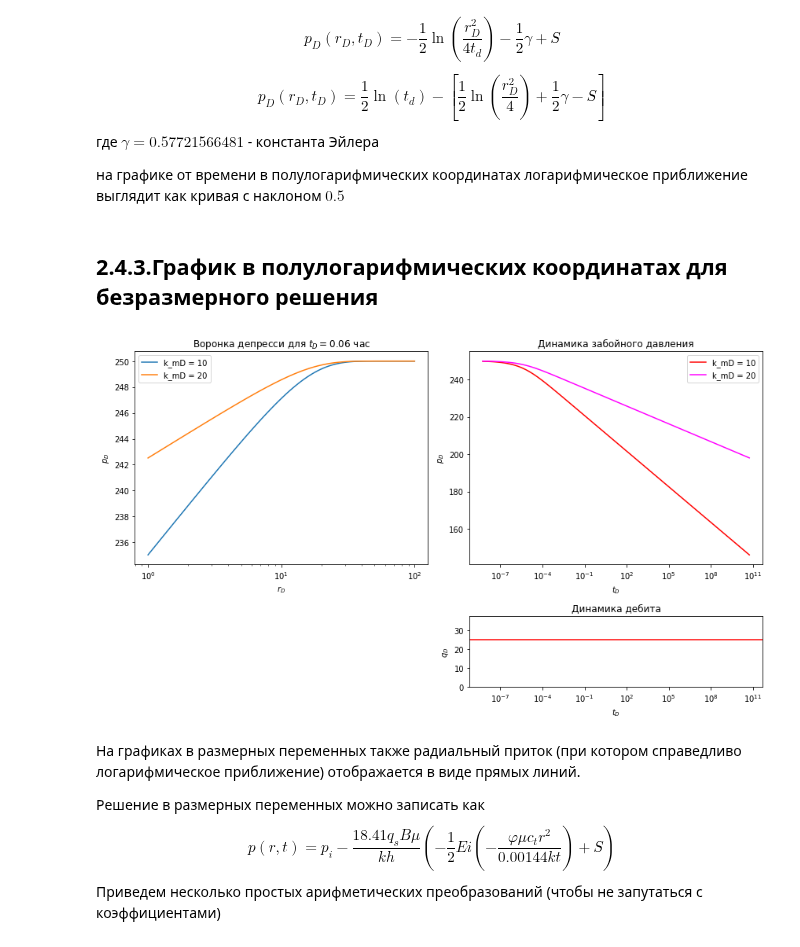
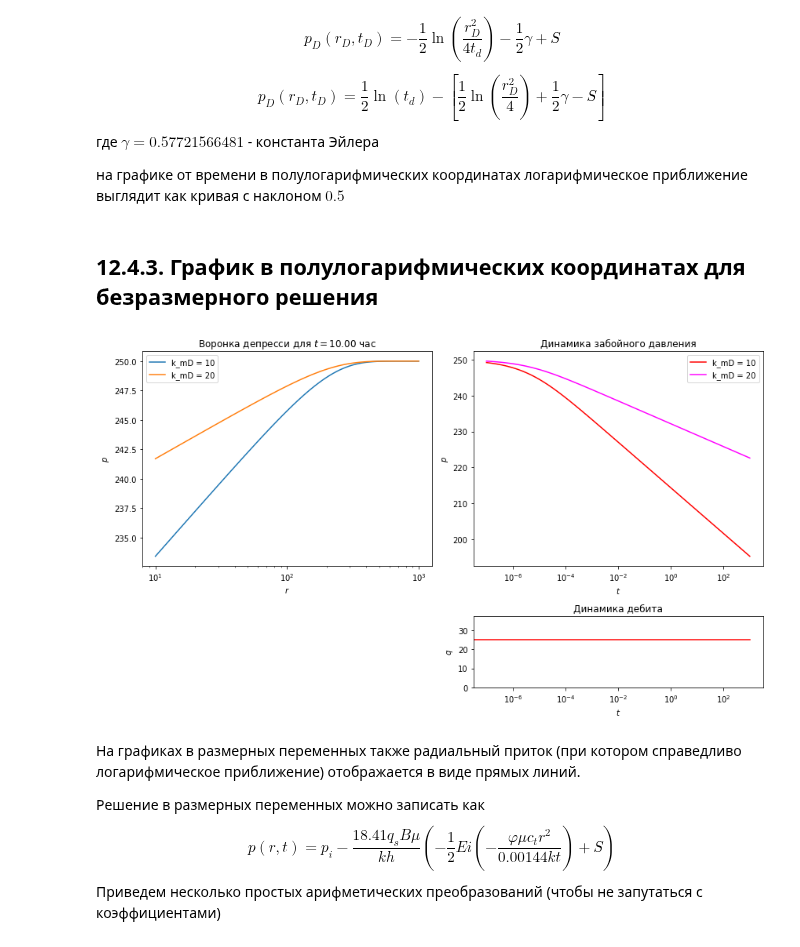
Before and after one commit to khabibullinra/welltest_examples, a Jupyter notebook: jupyter/12_transient_solutions_Laplace.ipynb, the cells around one changed output. Drawn from its saved outputs; the diff is of its cells as text; code cells hidden in the pictures.

```diff
--- a/jupyter/12_transient_solutions_Laplace.ipynb
+++ b/jupyter/12_transient_solutions_Laplace.ipynb
@@ -610,62 +618,62 @@ $$
 
 на графике от времени в полулогарифмических координатах логарифмическое приближение выглядит как кривая с наклоном $0.5$
 # %% [markdown]
-## 2.4.3.График в полулогарифмических координатах для безразмерного решения <a class="anchor" id="12.4.3"></a>
+## 12.4.3. График в полулогарифмических координатах для безразмерного решения <a class="anchor" id="12.4.3"></a>
 # %%
 # задаем параметры для отрисовки отдельных графиков
-td = 10000
+t_hr = 10
 rd = 1
 # зададим два значения проницаемости что построить разные графики для сравнения
 k_mD_1 = 10
 k_mD_2 = 20
 # определим дебит
 q_scm3day = 25
 # задаем массивы для отрисовки графиков - количество точек на графике
-rd_arr = np.logspace(1, 3, 100)
-td_arr = np.logspace(-3, 16, 100)
+r_arr = np.logspace(1, 3, 100)
+t_arr = np.logspace(-7, 3, 100)
 
 # создаем фигуру с двумя графиками, на котором все будет отрисовываться
 fig, ((ax1, ax2), (ax3, ax4)) = plt.subplots(2, 2, figsize=(12,7), gridspec_kw={'height_ratios': [3, 1]})
 
 # задаем первый график используя оси ax1
-ax1.plot(r_from_rd_m(rd_arr),
-         p_from_pd_atma(np.squeeze([pd_finite_rw_inv(td, ri) for ri in rd_arr]), k_mD=k_mD_1, q_sm3day=q_scm3day),
+ax1.plot(r_arr,
+         p_from_pd_atma(np.squeeze([pd_finite_rw_inv(td_from_t(t_hr), ri) for ri in rd_from_r(r_arr)]), k_mD=k_mD_1, q_sm3day=q_scm3day),
          label='k_mD = {}'.format(k_mD_1))
-ax1.plot(r_from_rd_m(rd_arr),
-         p_from_pd_atma(np.squeeze([pd_finite_rw_inv(td, ri) for ri in rd_arr]), k_mD=k_mD_2, q_sm3day=q_scm3day),
+ax1.plot(r_arr,
+         p_from_pd_atma(np.squeeze([pd_finite_rw_inv(td_from_t(t_hr), ri) for ri in rd_from_r(r_arr)]), k_mD=k_mD_2, q_sm3day=q_scm3day),
          label='k_mD = {}'.format(k_mD_2))
-ax1.set(title=f"Воронка депресси для $t_D= {t_from_td_hr(td, k_mD=k_mD):.2f}$ час")
-ax1.set_xlabel("$r_D$")
-ax1.set_ylabel("$p_D$")
+ax1.set(title=f"Воронка депресси для $t= {t_hr:.2f}$ час")
+ax1.set_xlabel("$r$")
+ax1.set_ylabel("$p$")
 ax1.set_xscale('log')
 ax1.legend()
 
 # задаем первый график используя оси ax2
-ax2.plot(t_from_td_hr(td_arr),
-         p_from_pd_atma(pd_finite_rw_inv(td_arr, rd), k_mD=k_mD_1, q_sm3day=q_scm3day), color = 'red',
+ax2.plot(t_arr,
+         p_from_pd_atma(pd_finite_rw_inv(td_from_t(t_arr), rd), k_mD=k_mD_1, q_sm3day=q_scm3day), color = 'red',
          label='k_mD = {}'.format(k_mD_1))
-ax2.plot(t_from_td_hr(td_arr),
-         p_from_pd_atma(pd_finite_rw_inv(td_arr, rd), k_mD=k_mD_2, q_sm3day=q_scm3day), color = 'magenta',
+ax2.plot(t_arr,
+         p_from_pd_atma(pd_finite_rw_inv(td_from_t(t_arr), rd), k_mD=k_mD_2, q_sm3day=q_scm3day), color = 'magenta',
          label='k_mD = {}'.format(k_mD_2))
 ax2.set(title="Динамика забойного давления")
-ax2.set_xlabel("$t_D$")
-ax2.set_ylabel("$p_D$")
+ax2.set_xlabel("$t$")
+ax2.set_ylabel("$p$")
 ax2.set_xscale('log')
 ax2.legend()
 
 ax3.axis('off')
-ax4.plot([0,0,td_arr[-1]],[0, q_scm3day, q_scm3day], color = 'red')
+ax4.plot([0,0,t_arr[-1]],[0, q_scm3day, q_scm3day], color = 'red')
 ax4.set(title="Динамика дебита")
-ax4.set_xlabel("$t_D$")
-ax4.set_ylabel("$q_D$")
+ax4.set_xlabel("$t$")
+ax4.set_ylabel("$q$")
 ax4.set_ylim(0, q_scm3day*1.5)
 ax4.set_xlim(ax2.get_xlim())
 ax4.set_xscale('log')
 
 fig.tight_layout()
 plt.show()
 # %% [output]
-[figure, old version]
+[figure, new version]
 # %% [markdown]
 На графиках в размерных переменных также радиальный приток (при котором справедливо логарифмическое приближение) отображается в виде прямых линий.
 
```
Also changed, not shown: parts of 21 cells of this notebook, 1 other file.
